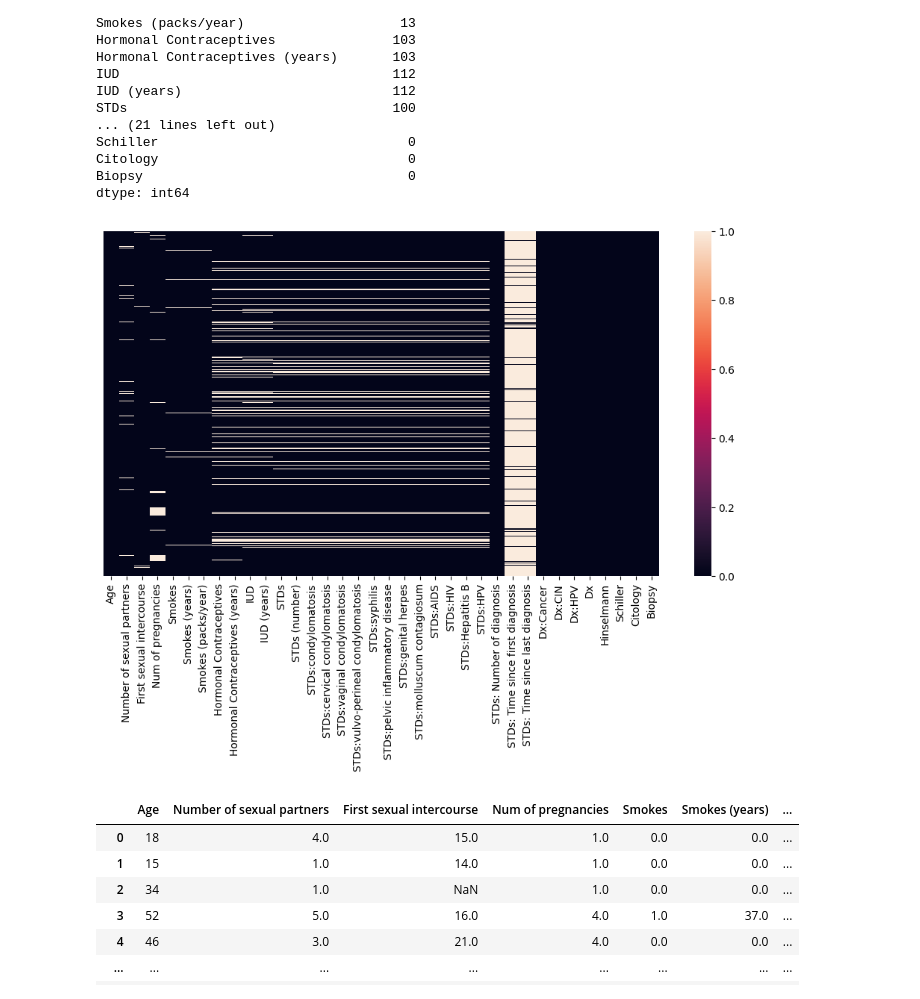
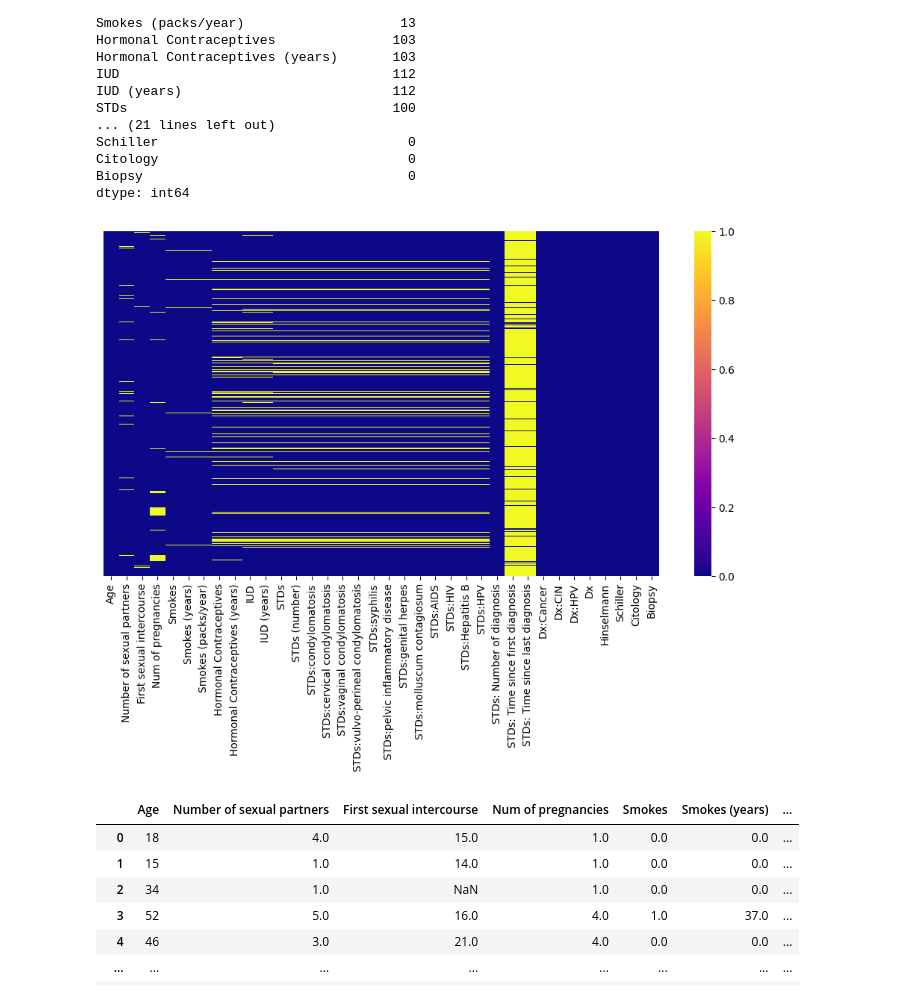
Before and after one commit to Ramakantsahoo/Cervical-Cancer-Prediction, a Jupyter notebook: cervical_cancer_prediction.ipynb, the cells around one changed output. Drawn from its saved outputs; the diff is of its cells as text; code cells hidden in the pictures.

```diff
--- a/cervical_cancer_prediction.ipynb
+++ b/cervical_cancer_prediction.ipynb
@@ -89,10 +89,10 @@ Biopsy                                  0
 dtype: int64
 # %%
 plt.figure(figsize = (12, 6))
-sns.heatmap(cancer_df.isna(), yticklabels = False)
+sns.heatmap(cancer_df.isna(), yticklabels = False, cmap = 'plasma')
 plt.show()
 # %% [output]
-[figure, old version]
+[figure, new version]
 # %%
 cancer_df = cancer_df.replace('?', np.nan)
 # %%
```
Also changed, not shown: parts of 39 cells of this notebook.
